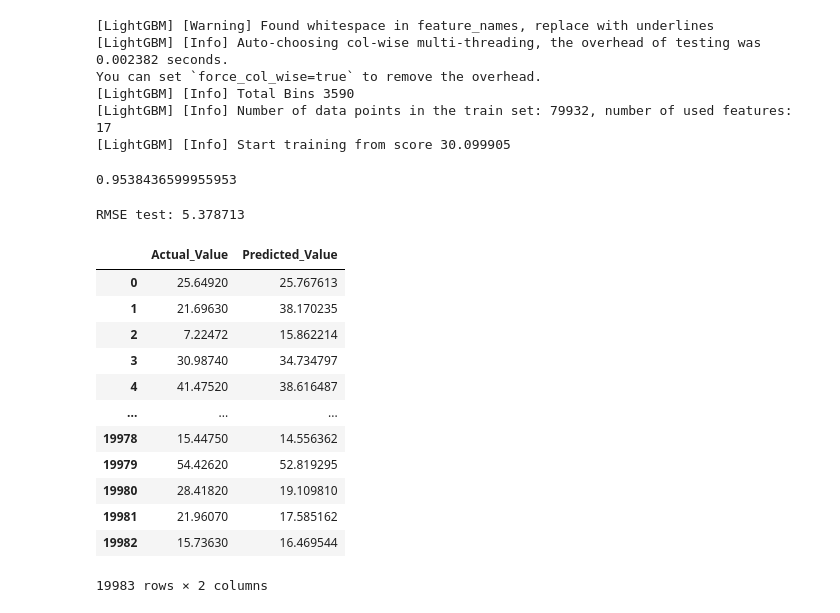
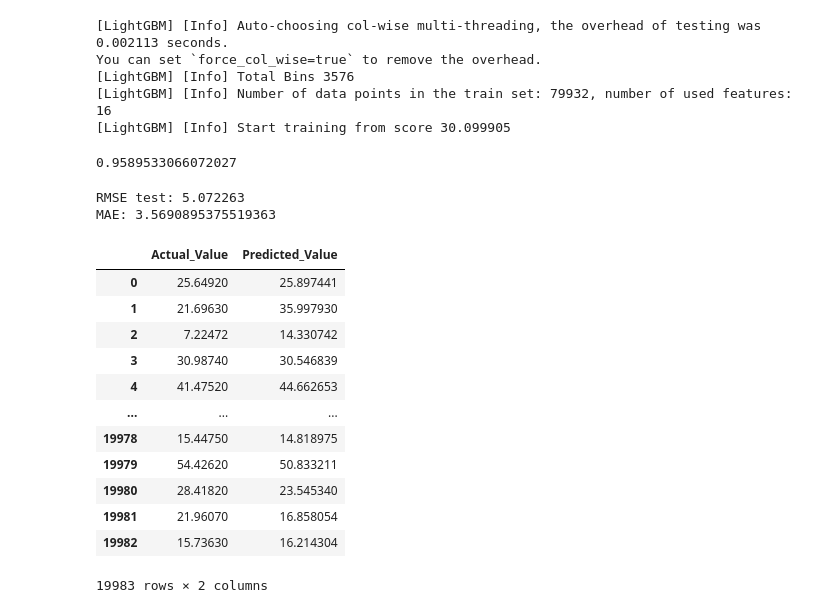
Before and after one commit to Alexander-Mekovsky/CERN-Electron-Collision-ML, a Jupyter notebook: Electron Collision.ipynb, the cells around one changed output. Cells and saved outputs as stored; diff of their text form; code cells hidden in the pictures.

```diff
--- a/Electron Collision.ipynb
+++ b/Electron Collision.ipynb
@@ -29,6 +30,7 @@ df.head()
 | 3 | 147115 | 366952149 | 65.39590 | 7.51214 | 11.887100 | 63.86620 | 14.06190 | 2.21838 | 1.00721 | 1 | 25.1273 | ... |
 | 4 | 147115 | 366523212 | 61.45040 | 2.95284 | -14.622700 | -59.61210 | 14.91790 | -2.09375 | -1.37154 | -1 | 13.8871 | ... |
 # %%
+df.drop('Run', axis=1, inplace=True)
 df.drop('Event', axis=1, inplace=True)
 df.head()
 # %% [output]
@@ -43,6 +45,9 @@ df.dropna(inplace = True)
 # %%
 y = df['M']
 X = df.drop('M', axis=1)
+# %%
+X = StandardScaler().fit_transform(X)
+#y = StandardScaler().fit_transform(y.values.reshape(-1, 1))
 # %%
 train_X, test_X, train_y, test_y = train_test_split(X, y, test_size=0.2, random_state=90125)
 # %%
@@ -50,36 +55,41 @@ model = LGBMRegressor(random_state=91025).fit(train_X, train_y)
 pred_y = model.predict(test_X)
 model.score(test_X, test_y)
 # %% [output]
-[LightGBM] [Warning] Found whitespace in feature_names, replace with underlines
-[LightGBM] [Info] Auto-choosing col-wise multi-threading, the overhead of testing was 0.002382 seconds.
+[LightGBM] [Info] Auto-choosing col-wise multi-threading, the overhead of testing was 0.002113 seconds.
 You can set `force_col_wise=true` to remove the overhead.
-[LightGBM] [Info] Total Bins 3590
-[LightGBM] [Info] Number of data points in the train set: 79932, number of used features: 17
+[LightGBM] [Info] Total Bins 3576
+[LightGBM] [Info] Number of data points in the train set: 79932, number of used features: 16
 [LightGBM] [Info] Start training from score 30.099905
-0.9538436599955953
+0.9589533066072027
 # %%
 rmse = np.sqrt(mean_squared_error(test_y, pred_y))
 print("RMSE test: %f" % (rmse))
+mae = mean_absolute_error(test_y, pred_y)
+print("MAE:", mae)
 # %% [output]
-RMSE test: 5.378713
+RMSE test: 5.072263
+MAE: 3.5690895375519363
 # %%
-test_y_df = pd.DataFrame({'Actual_Value': test_y.values})
+test_y = np.array(test_y).ravel()  # Ensure test_y is 1-dimensional
+pred_y = np.array(pred_y).ravel()  # Ensure pred_y is 1-dimensional
+
+test_y_df = pd.DataFrame({'Actual_Value': test_y})
 pred_y_df = pd.DataFrame({'Predicted_Value': pred_y})
 result_df = pd.concat([test_y_df, pred_y_df], axis=1)
 result_df
 # %% [output]
 |  | Actual_Value | Predicted_Value |
-| 0 | 25.64920 | 25.767613 |
-| 1 | 21.69630 | 38.170235 |
-| 2 | 7.22472 | 15.862214 |
-| 3 | 30.98740 | 34.734797 |
-| 4 | 41.47520 | 38.616487 |
+| 0 | 25.64920 | 25.897441 |
+| 1 | 21.69630 | 35.997930 |
+| 2 | 7.22472 | 14.330742 |
+| 3 | 30.98740 | 30.546839 |
+| 4 | 41.47520 | 44.662653 |
 | ... | ... | ... |
-| 19978 | 15.44750 | 14.556362 |
-| 19979 | 54.42620 | 52.819295 |
-| 19980 | 28.41820 | 19.109810 |
-| 19981 | 21.96070 | 17.585162 |
-| 19982 | 15.73630 | 16.469544 |
+| 19978 | 15.44750 | 14.818975 |
+| 19979 | 54.42620 | 50.833211 |
+| 19980 | 28.41820 | 23.545340 |
+| 19981 | 21.96070 | 16.858054 |
+| 19982 | 15.73630 | 16.214304 |
 19983 rows × 2 columns
 # %%
 feature_importances = model.feature_importances_
```
Also changed, not shown: parts of 3 cells of this notebook.
